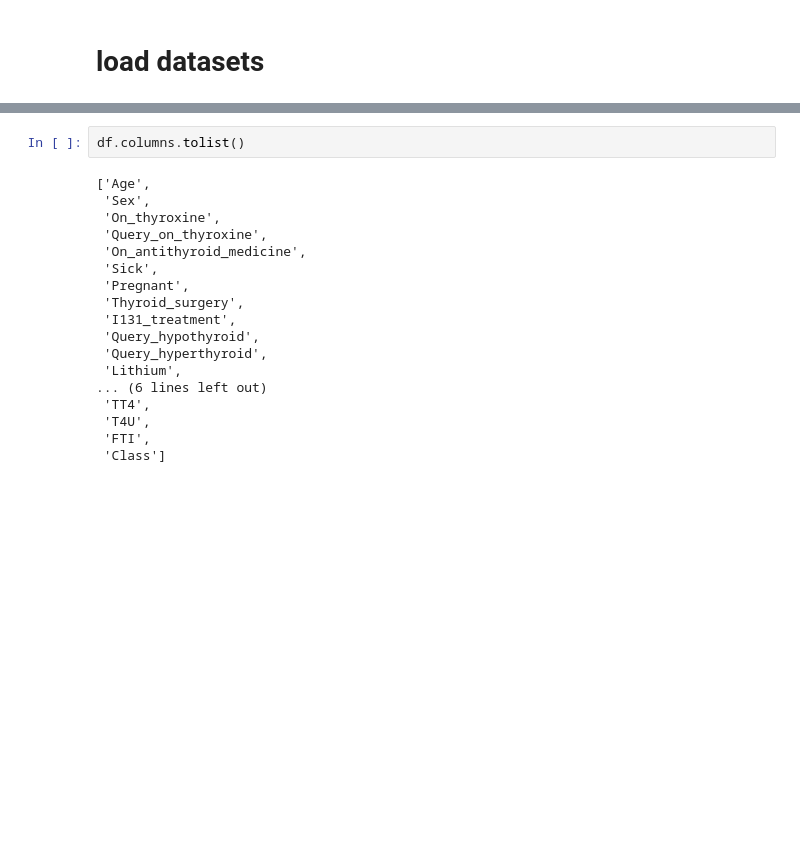
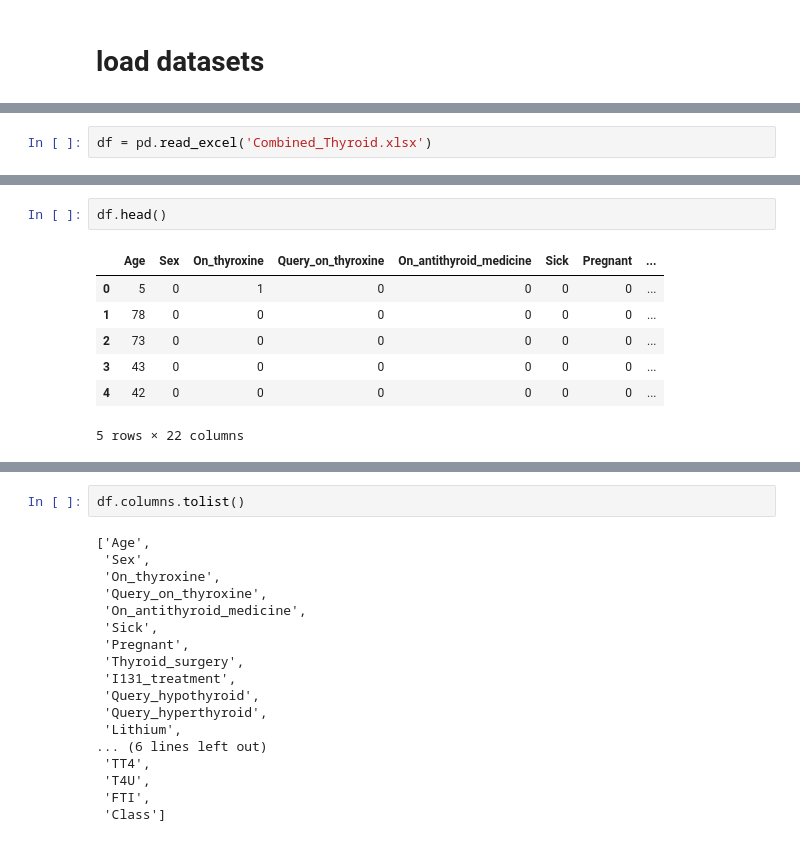
Before and after one commit to AnukulSri/DS_ML, a Jupyter notebook: Thyriod_prediction/combine_thyroid.ipynb, the cells around one changed output, grey strips where cells are left out. Cells and saved outputs as stored; diff of their text form; blank space fills up the shorter version.

```diff
--- a/Thyriod_prediction/combine_thyroid.ipynb
+++ b/Thyriod_prediction/combine_thyroid.ipynb
@@ -19,0 +15,2 @@ dff['age']= dff['age'].astype(int)
+# %%
+df = pd.read_excel('Combined_Thyroid.xlsx')
@@ -19,0 +37,10 @@ dff['age']= dff['age'].astype(int)
+# %%
+df.head()
+# %% [output]
+|  | Age | Sex | On_thyroxine | Query_on_thyroxine | On_antithyroid_medicine | Sick | Pregnant | ... |
+| 0 | 5 | 0 | 1 | 0 | 0 | 0 | 0 | ... |
+| 1 | 78 | 0 | 0 | 0 | 0 | 0 | 0 | ... |
+| 2 | 73 | 0 | 0 | 0 | 0 | 0 | 0 | ... |
+| 3 | 43 | 0 | 0 | 0 | 0 | 0 | 0 | ... |
+| 4 | 42 | 0 | 0 | 0 | 0 | 0 | 0 | ... |
+5 rows × 22 columns
```
Also changed, not shown: parts of 34 cells of this notebook.
